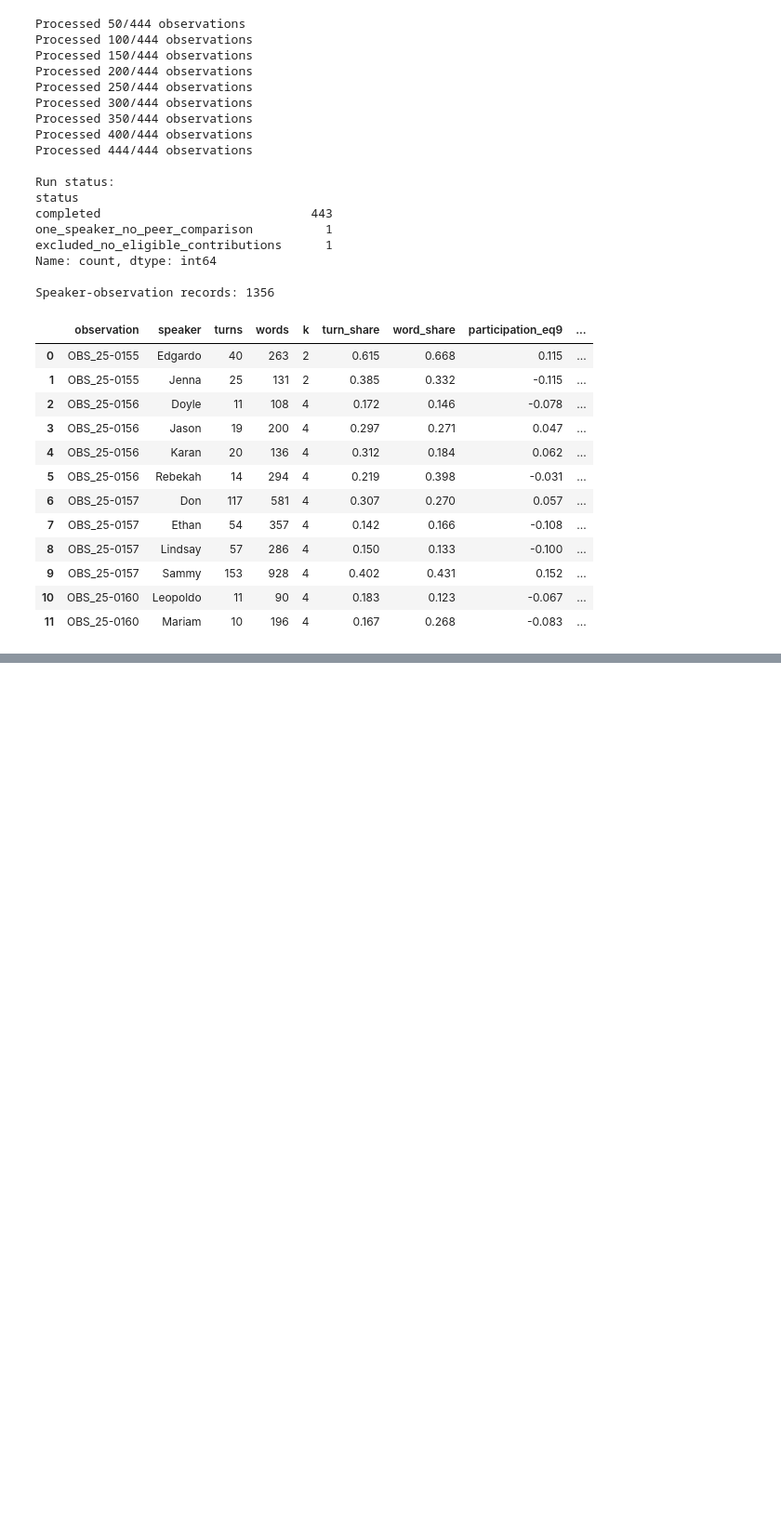
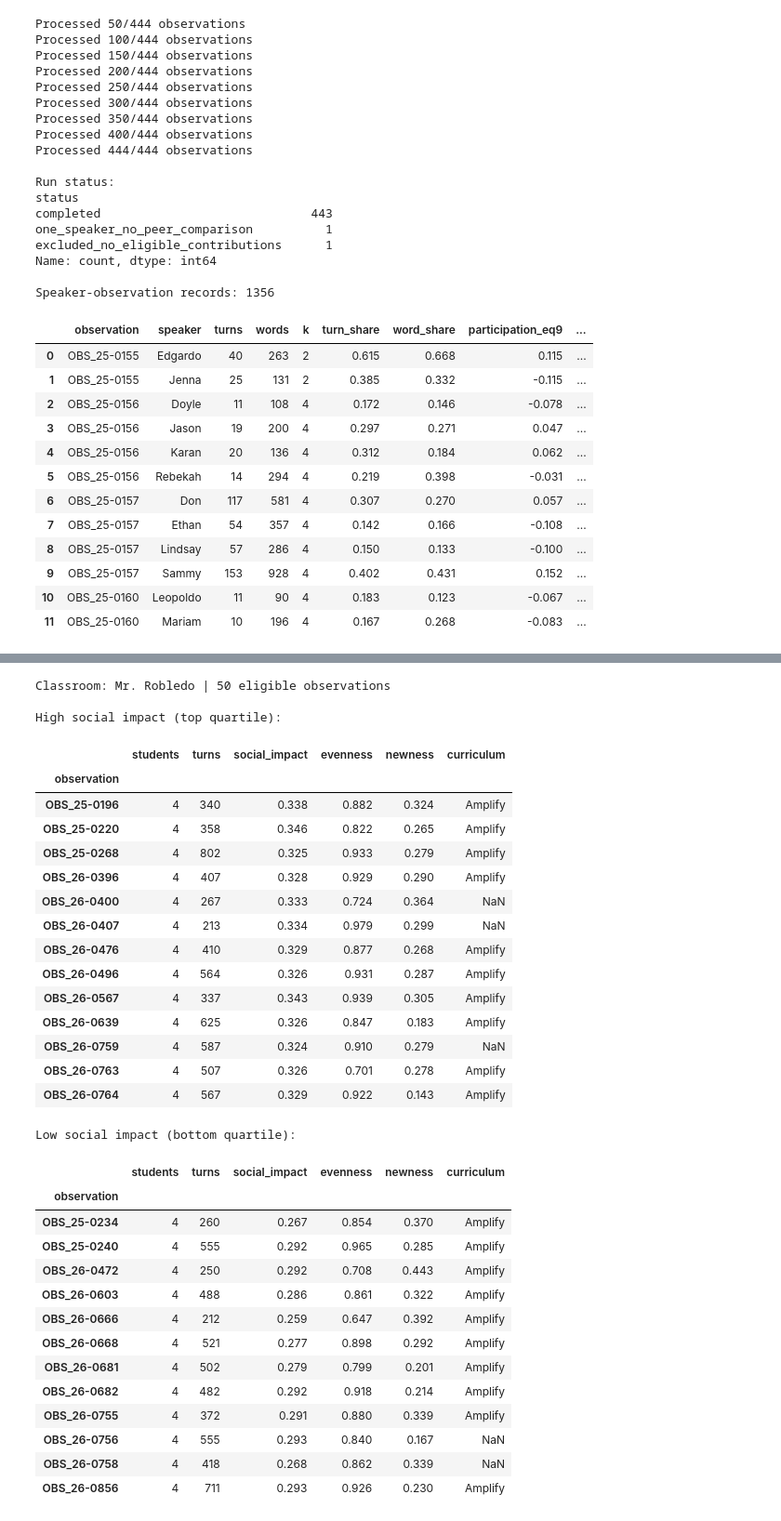
Before and after one commit to vishalku02/equitable-participation, a Jupyter notebook: A3 - Methods.ipynb, the cells around one changed output, grey strips where cells are left out. Shown at 93% size. Cells and saved outputs as stored; diff of their text form; code cells hidden in the pictures; blank space fills up the shorter version.

```diff
--- a/A3 - Methods.ipynb
+++ b/A3 - Methods.ipynb
@@ -1005,0 +1090,53 @@ gca_student_scores.csv
+# %%
+CLASSROOM = eligible["teacher_pseudonym"].value_counts().index[0]
+
+classroom = eligible[eligible["teacher_pseudonym"] == CLASSROOM].copy()
+
+classroom["social_impact_pct"] = classroom["social_impact"].rank(pct=True)
+
+high_candidates = classroom[classroom["social_impact_pct"] >= 0.75]
+low_candidates = classroom[classroom["social_impact_pct"] <= 0.25]
+
+display_columns = [
+    "students", "turns", "social_impact", "evenness", "newness", "curriculum"
+]
+
+print("Classroom:", CLASSROOM, "|", len(classroom), "eligible observations")
+print("\nHigh social impact (top quartile):")
+display(high_candidates[display_columns].round(3))
+print("\nLow social impact (bottom quartile):")
+display(low_candidates[display_columns].round(3))
+# %% [output]
+Classroom: Mr. Robledo | 50 eligible observations
+
+High social impact (top quartile):
+|  | students | turns | social_impact | evenness | newness | curriculum |
+| observation |  |  |  |  |  |  |
+| OBS_25-0196 | 4 | 340 | 0.338 | 0.882 | 0.324 | Amplify |
+| OBS_25-0220 | 4 | 358 | 0.346 | 0.822 | 0.265 | Amplify |
+| OBS_25-0268 | 4 | 802 | 0.325 | 0.933 | 0.279 | Amplify |
+| OBS_26-0396 | 4 | 407 | 0.328 | 0.929 | 0.290 | Amplify |
+| OBS_26-0400 | 4 | 267 | 0.333 | 0.724 | 0.364 | NaN |
+| OBS_26-0407 | 4 | 213 | 0.334 | 0.979 | 0.299 | NaN |
+| OBS_26-0476 | 4 | 410 | 0.329 | 0.877 | 0.268 | Amplify |
+| OBS_26-0496 | 4 | 564 | 0.326 | 0.931 | 0.287 | Amplify |
+| OBS_26-0567 | 4 | 337 | 0.343 | 0.939 | 0.305 | Amplify |
+| OBS_26-0639 | 4 | 625 | 0.326 | 0.847 | 0.183 | Amplify |
+| OBS_26-0759 | 4 | 587 | 0.324 | 0.910 | 0.279 | NaN |
+| OBS_26-0763 | 4 | 507 | 0.326 | 0.701 | 0.278 | Amplify |
+| OBS_26-0764 | 4 | 567 | 0.329 | 0.922 | 0.143 | Amplify |
+Low social impact (bottom quartile):
+|  | students | turns | social_impact | evenness | newness | curriculum |
+| observation |  |  |  |  |  |  |
+| OBS_25-0234 | 4 | 260 | 0.267 | 0.854 | 0.370 | Amplify |
+| OBS_25-0240 | 4 | 555 | 0.292 | 0.965 | 0.285 | Amplify |
+| OBS_26-0472 | 4 | 250 | 0.292 | 0.708 | 0.443 | Amplify |
+| OBS_26-0603 | 4 | 488 | 0.286 | 0.861 | 0.322 | Amplify |
+| OBS_26-0666 | 4 | 212 | 0.259 | 0.647 | 0.392 | Amplify |
+| OBS_26-0668 | 4 | 521 | 0.277 | 0.898 | 0.292 | Amplify |
+| OBS_26-0681 | 4 | 502 | 0.279 | 0.799 | 0.201 | Amplify |
+| OBS_26-0682 | 4 | 482 | 0.292 | 0.918 | 0.214 | Amplify |
+| OBS_26-0755 | 4 | 372 | 0.291 | 0.880 | 0.339 | Amplify |
+| OBS_26-0756 | 4 | 555 | 0.293 | 0.840 | 0.167 | NaN |
+| OBS_26-0758 | 4 | 418 | 0.268 | 0.862 | 0.339 | NaN |
+| OBS_26-0856 | 4 | 711 | 0.293 | 0.926 | 0.230 | Amplify |
```
Also changed, not shown: parts of 12 cells of this notebook.
